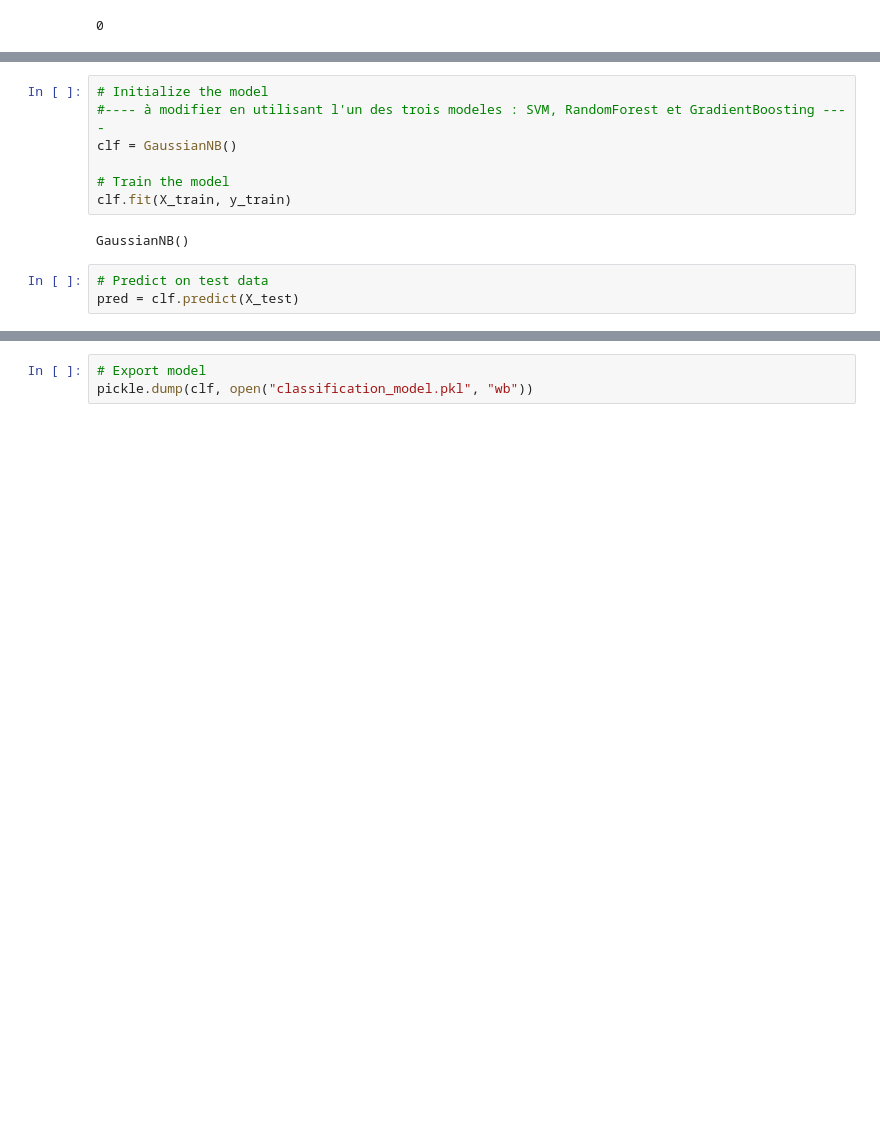
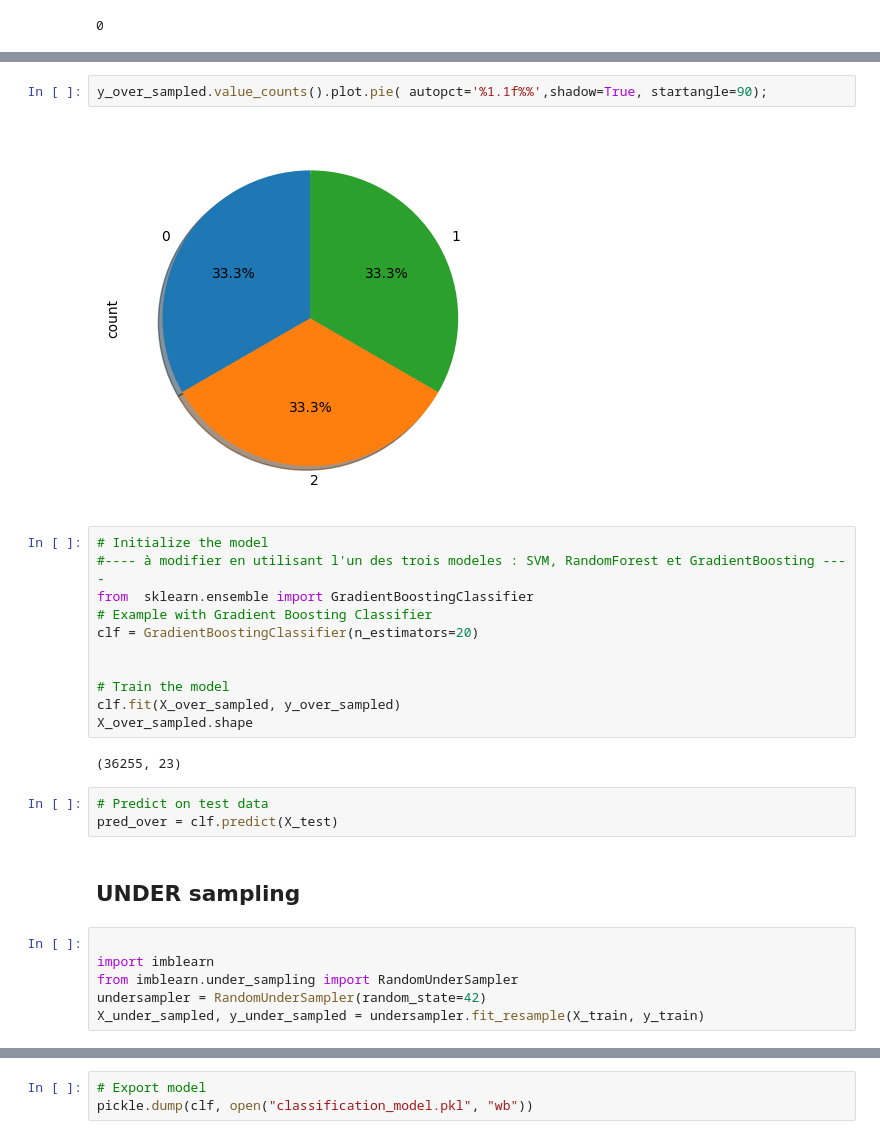
Before and after one commit to RamiBouk/Project-Container, a Jupyter notebook: template_branche.ipynb, the cells around one changed output, grey strips where cells are left out. Cells and saved outputs as stored; diff of their text form; blank space fills up the shorter version.

```diff
--- a/template_branche.ipynb
+++ b/template_branche.ipynb
@@ -103,12 +197,28 @@ plt.show()
+# %%
+y_over_sampled.value_counts().plot.pie( autopct='%1.1f%%',shadow=True, startangle=90);
+# %% [output]
+[figure, added]
 # %%
 # Initialize the model
 #---- à modifier en utilisant l'un des trois modeles : SVM, RandomForest et GradientBoosting ----
-clf = GaussianNB()
+from  sklearn.ensemble import GradientBoostingClassifier
+# Example with Gradient Boosting Classifier
+clf = GradientBoostingClassifier(n_estimators=20)
+
 
 # Train the model
-clf.fit(X_train, y_train)
+clf.fit(X_over_sampled, y_over_sampled)
+X_over_sampled.shape
 # %% [output]
-GaussianNB()
+(36255, 23)
 # %%
 # Predict on test data
-pred = clf.predict(X_test)
+pred_over = clf.predict(X_test)
+# %% [markdown]
+## UNDER sampling
+# %%
+
+import imblearn
+from imblearn.under_sampling import RandomUnderSampler
+undersampler = RandomUnderSampler(random_state=42)
+X_under_sampled, y_under_sampled = undersampler.fit_resample(X_train, y_train)
```
Also changed, not shown: parts of 24 cells of this notebook, 1 other file.
